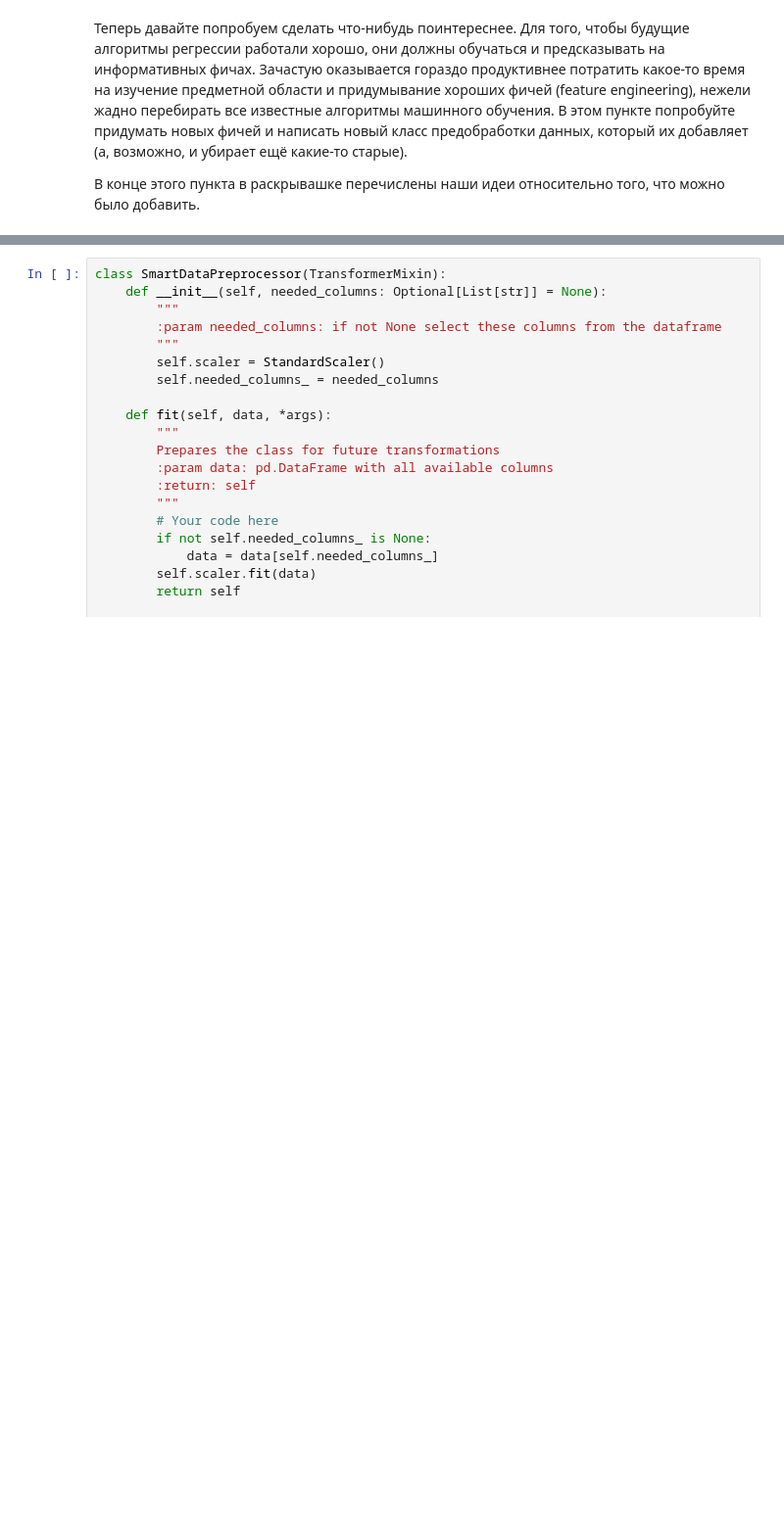
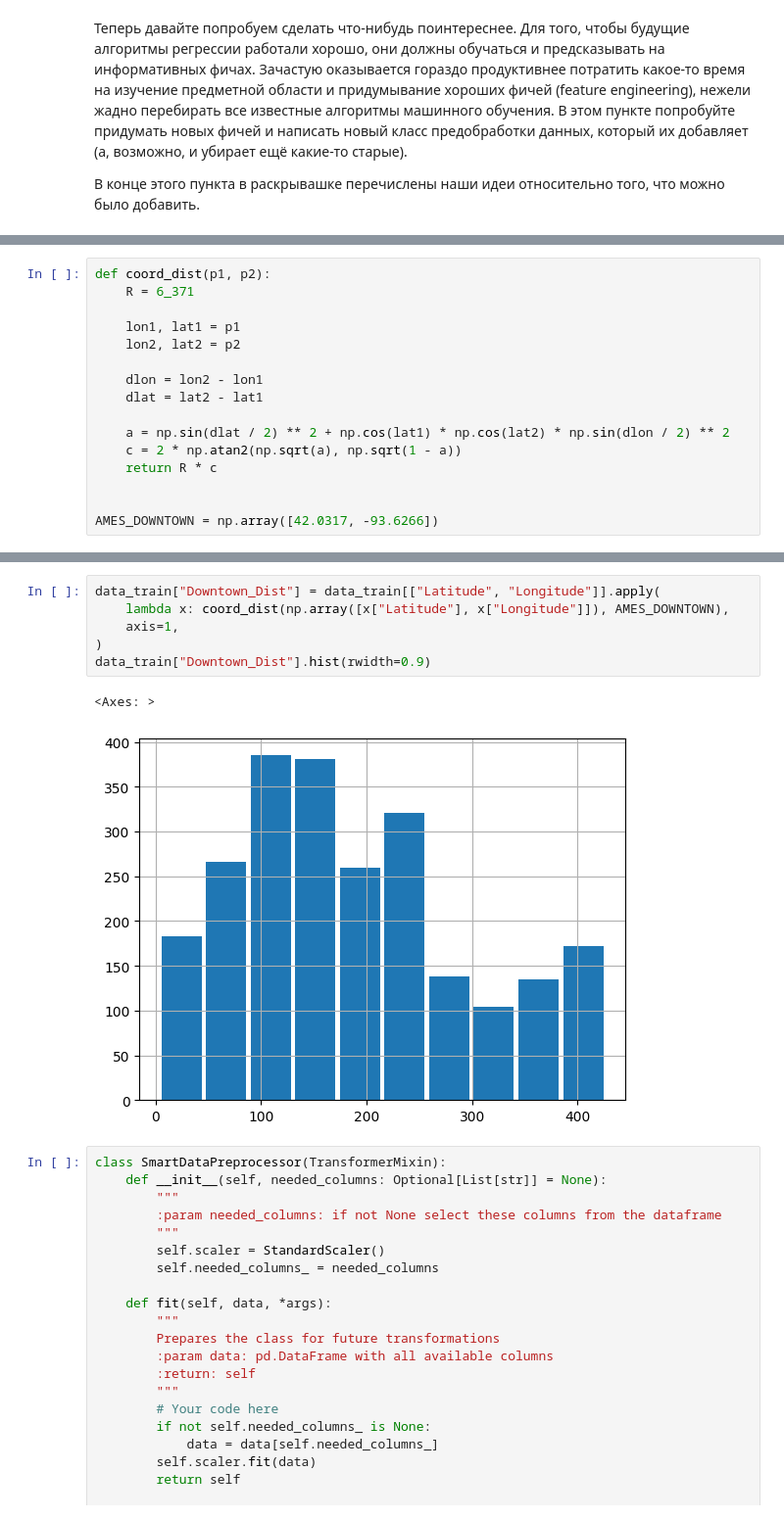
Before and after one commit to succSeeded/ml-yandex, a Jupyter notebook: part2-linear-models/hw.ipynb, the cells around one changed output, grey strips where cells are left out. Shown: that part at 98% size. Saved outputs shown, nothing was run; the diff lists cells and outputs as text; blank space fills up the shorter version.

```diff
--- a/part2-linear-models/hw.ipynb
+++ b/part2-linear-models/hw.ipynb
@@ -220,0 +222,16 @@ True
+# %%
+def coord_dist(p1, p2):
+    R = 6_371
+
+    lon1, lat1 = p1
+    lon2, lat2 = p2
+
+    dlon = lon2 - lon1
+    dlat = lat2 - lat1
+
+    a = np.sin(dlat / 2) ** 2 + np.cos(lat1) * np.cos(lat2) * np.sin(dlon / 2) ** 2
+    c = 2 * np.atan2(np.sqrt(a), np.sqrt(1 - a))
+    return R * c
+
+
+AMES_DOWNTOWN = np.array([42.0317, -93.6266])
@@ -221,3 +248,12 @@ True
+# %%
+data_train["Downtown_Dist"] = data_train[["Latitude", "Longitude"]].apply(
+    lambda x: coord_dist(np.array([x["Latitude"], x["Longitude"]]), AMES_DOWNTOWN),
+    axis=1,
+)
+data_train["Downtown_Dist"].hist(rwidth=0.9)
+# %% [output]
+<Axes: >
+[figure, added]
 # %%
 class SmartDataPreprocessor(TransformerMixin):
     def __init__(self, needed_columns: Optional[List[str]] = None):
```
Also changed, not shown: parts of 31 cells of this notebook, 2 other files.
